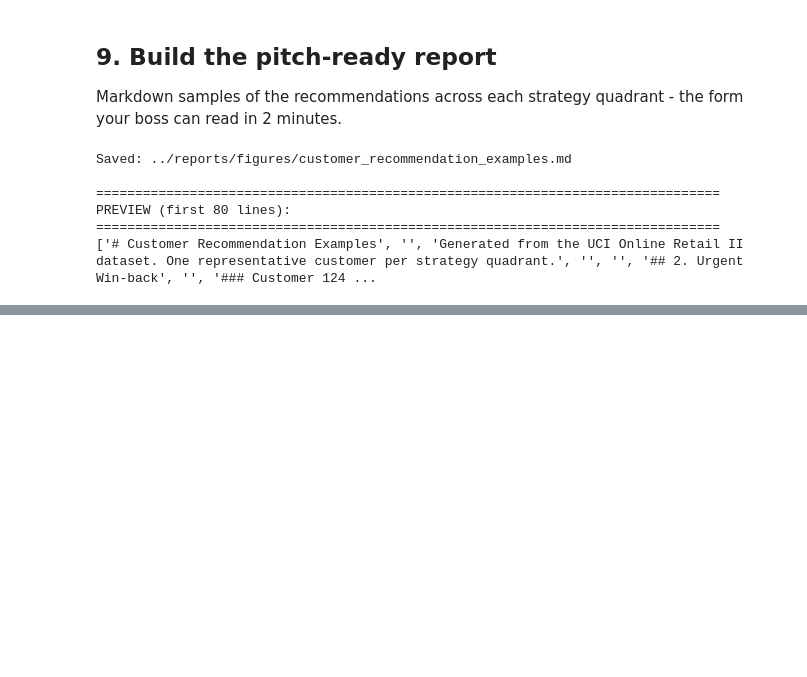
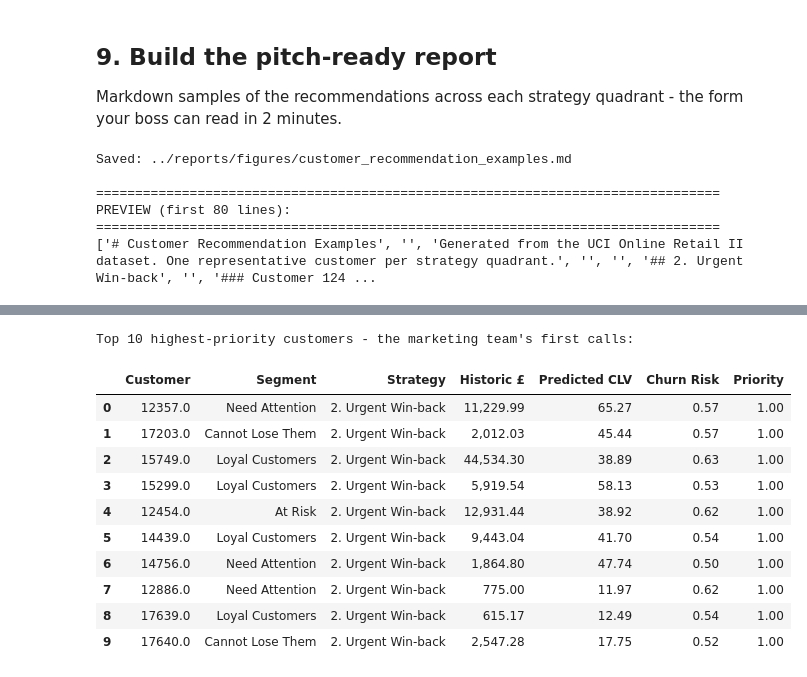
Before and after one commit to JomarHAN/ML-UCI-Online-Retail-II, a Jupyter notebook: notebooks/08_recommendations.ipynb, the cells around one changed output, grey strips where cells are left out. Saved outputs shown, nothing was run; the diff lists cells and outputs as text; code cells hidden in the pictures; blank space fills up the shorter version.

```diff
--- a/notebooks/08_recommendations.ipynb
+++ b/notebooks/08_recommendations.ipynb
@@ -539,0 +565,21 @@ PREVIEW (first 80 lines):
+# %%
+# Show top customer recommendatinos as a clean summary table
+print('Top 10 highest-priority customers - the marketing team\'s first calls:\n')
+top10 = flat.head(10)[['CustomerID', 'segment', 'strategy_quadrant',
+                        'monetary', 'predicted_clv_90d', 'churn_risk',
+                        'priority_score']].copy()
+top10.columns = ['Customer', 'Segment', 'Strategy', 'Historic £', 'Predicted CLV', 'Churn Risk', 'Priority']
+top10
+# %% [output]
+Top 10 highest-priority customers - the marketing team's first calls:
+|  | Customer | Segment | Strategy | Historic £ | Predicted CLV | Churn Risk | Priority |
+| 0 | 12357.0 | Need Attention | 2. Urgent Win-back | 11,229.99 | 65.27 | 0.57 | 1.00 |
+| 1 | 17203.0 | Cannot Lose Them | 2. Urgent Win-back | 2,012.03 | 45.44 | 0.57 | 1.00 |
+| 2 | 15749.0 | Loyal Customers | 2. Urgent Win-back | 44,534.30 | 38.89 | 0.63 | 1.00 |
+| 3 | 15299.0 | Loyal Customers | 2. Urgent Win-back | 5,919.54 | 58.13 | 0.53 | 1.00 |
+| 4 | 12454.0 | At Risk | 2. Urgent Win-back | 12,931.44 | 38.92 | 0.62 | 1.00 |
+| 5 | 14439.0 | Loyal Customers | 2. Urgent Win-back | 9,443.04 | 41.70 | 0.54 | 1.00 |
+| 6 | 14756.0 | Need Attention | 2. Urgent Win-back | 1,864.80 | 47.74 | 0.50 | 1.00 |
+| 7 | 12886.0 | Need Attention | 2. Urgent Win-back | 775.00 | 11.97 | 0.62 | 1.00 |
+| 8 | 17639.0 | Loyal Customers | 2. Urgent Win-back | 615.17 | 12.49 | 0.54 | 1.00 |
+| 9 | 17640.0 | Cannot Lose Them | 2. Urgent Win-back | 2,547.28 | 17.75 | 0.52 | 1.00 |
```
Also changed, not shown: parts of 3 cells of this notebook.
